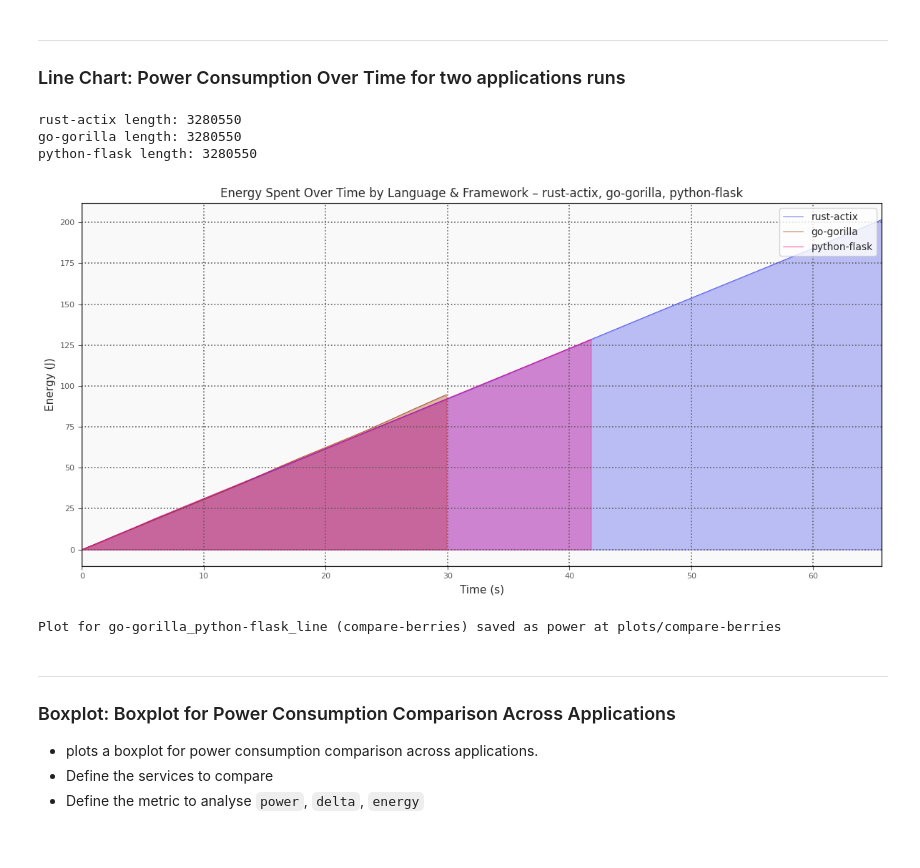
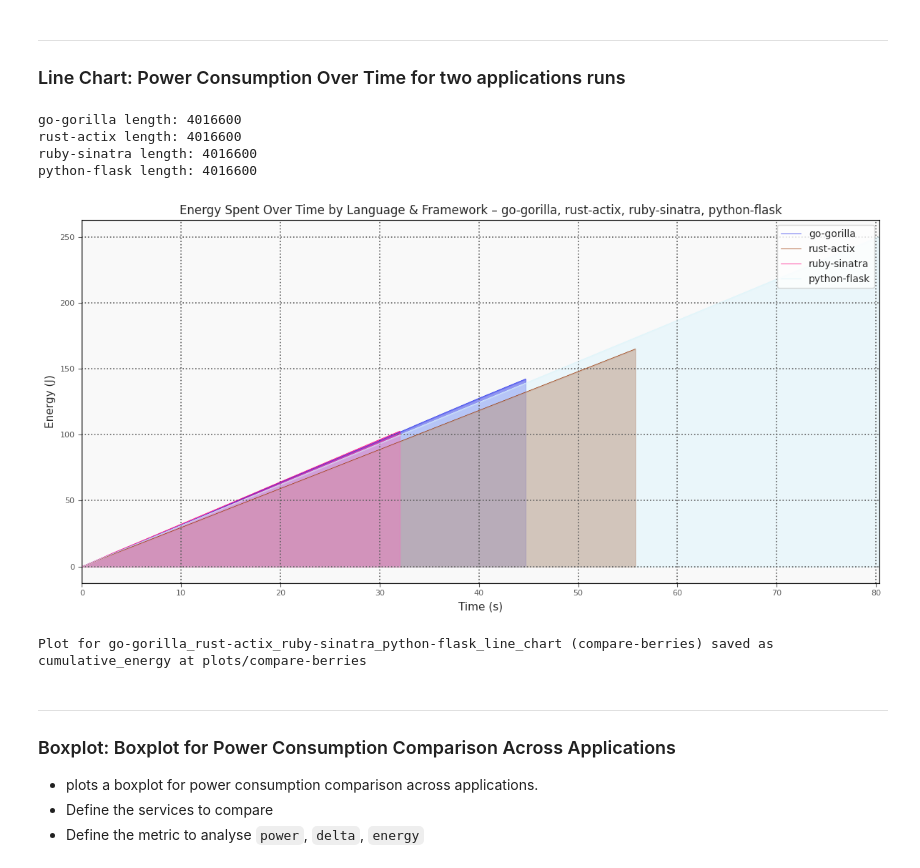
Before and after one commit to WAEC-T/data-analysis, a Jupyter notebook: berries-pipline-data-analysis.ipynb, the cells around one changed output. Saved outputs shown, nothing was run; the diff lists cells and outputs as text; code cells hidden in the pictures.

Commit message:
feat: added pipeline and plots

```diff
--- a/berries-pipline-data-analysis.ipynb
+++ b/berries-pipline-data-analysis.ipynb
@@ -246,28 +300,33 @@ Plot for python-flask (berries) saved as cumulative_energy at plots/python-flask
 ---
 ### Line Chart: Power Consumption Over Time for two applications runs
 # %%
-# Define services to compare
-services = ['rust-actix', 'go-gorilla', 'python-flask']  # Define services to compare
+reindexed_data_dict = {}
+
+SERVICES = ['go-gorilla', 'rust-actix', 'ruby-sinatra', 'python-flask']  # Define the services to compare
 
 # Determine the union of all timedelta_index values across the services
 all_timedelta_indices = set()
-for service in services:
-    all_timedelta_indices.update(data_dict[service].index)
+for service in SERVICES:
+    original_df = data_dict[service]
+    iteration_1_df = original_df[original_df['iteration'] == 1].copy()  # choose only index 1
+    reindexed_data_dict[service] = iteration_1_df
+    all_timedelta_indices.update(reindexed_data_dict[service].index)
 
 # Create a sorted list of all unique indices
 all_timedelta_indices = sorted(all_timedelta_indices)
 
 # Reindex each DataFrame to match the union of all timedelta_index values
-for service in services:
-    data_dict[service] = data_dict[service].reindex(all_timedelta_indices)
+for service in SERVICES:
+    reindexed_data_dict[service] = reindexed_data_dict[service].reindex(all_timedelta_indices)
 
 # Check the lengths of the DataFrames to confirm they are now the same
-for service in services:
-    print(f"{service} length: {len(data_dict[service])}")
+for service in SERVICES:
+    print(f"{service} length: {len(reindexed_data_dict[service])}")
 # %% [output]
-rust-actix length: 3280550
-go-gorilla length: 3280550
-python-flask length: 3280550
+go-gorilla length: 4016600
+rust-actix length: 4016600
+ruby-sinatra length: 4016600
+python-flask length: 4016600
 # %%
 metric = 'cumulative_energy'  # Define the metric to compare - possible: 'power' & 'cumulative_energy'
 
@@ -277,8 +336,8 @@ fig.patch.set_facecolor('#FFFFFF')
 ax.set_facecolor('#F9F9F9')
 
 # Define colors for each service
-colors = ['#2933EB', '#993200', '#FF007E']  # Blue for python-flask, Brown for go-gorilla
-alphas = [0.3, 0.3, 0.3, 0.3]  # Transparency for filled areas
+colors = ['#2933EB', '#993200', '#FF007E', '#DCF5FB']  # Blue for python-flask, Brown for go-gorilla
+alphas = [0.5, 0.5, 0.5, 0.5]  # Transparency for filled areas
 
 # determine line alpha based on metric
 if metric == 'power':
@@ -287,10 +346,11 @@ else:
     line_alpha = 1.0
 
 # Plotting cumulative energy with fill_between
-for i, service in enumerate(services):
+for i, service in enumerate(SERVICES):
+    filtered_data = reindexed_data_dict[service] # [data_dict[service]['iteration'] == 2]
     ax.plot(
-        data_dict[service].index,
-        data_dict[service][metric],
+        filtered_data.index,
+        filtered_data[metric],
         linewidth=0.5,
         color=colors[i],
         label=service,
@@ -298,43 +358,43 @@ for i, service in enumerate(services):
     )
     if metric == 'cumulative_energy':
         ax.fill_between(
-            data_dict[service].index,
-            data_dict[service][metric],
+            filtered_data.index,
+            filtered_data[metric],
             color=colors[i],
             alpha=alphas[i]
         )
 
 # Customize grid, labels, etc.
 ax.grid(True, linestyle='dotted', linewidth=1.2, color=tick_color)
 title, x_label, y_label = define_title_xlable_ylable_line_chart(metric)
-ax.set_title(f'{title} – {", ".join(services)}', color=labels_fontcolor, fontsize=title_fontsize)
+ax.set_title(f'{title} – {", ".join(SERVICES)}', color=labels_fontcolor, fontsize=title_fontsize)
 ax.set_xlabel(f"{x_label}", color=labels_fontcolor, fontsize=labels_fontsize)
 ax.set_ylabel(f"{y_label}", color=labels_fontcolor, fontsize=labels_fontsize)
 ax.tick_params(labelsize=8, color=tick_color, labelcolor=tick_color)
 ax.autoscale(enable=True, axis="x", tight=True)
 
 # Adding a border around the plot area (axes)
 border = Rectangle(
     (0, 0), 1, 1,
     transform=ax.transAxes,
     facecolor='none',
     edgecolor=tick_color,
     linewidth=1
 )
 ax.add_patch(border)
 
 # Add legend to distinguish between the services
 ax.legend(loc='upper right', fontsize=10, labelcolor=labels_fontcolor, facecolor="white", framealpha=0.8)
 
 plt.tight_layout()
 plt.show()
 # %% [output]
-[figure, old version]
+[figure, new version]
 # %%
 # Save the plot
-save_plot(fig, f'{"_".join(services)}_line_chart', plot_type="compare-berries", filename_suffix=metric)
+save_plot(fig, f'{"_".join(SERVICES)}_line_chart', plot_type="compare-berries", filename_suffix=metric)
 # %% [output]
-Plot for go-gorilla_python-flask_line (compare-berries) saved as power at plots/compare-berries
+Plot for go-gorilla_rust-actix_ruby-sinatra_python-flask_line_chart (compare-berries) saved as cumulative_energy at plots/compare-berries
 # %% [markdown]
 ---
 ### Boxplot: Boxplot for Power Consumption Comparison Across Applications
```
Also changed, not shown: parts of 15 cells of this notebook, 35 other files.
